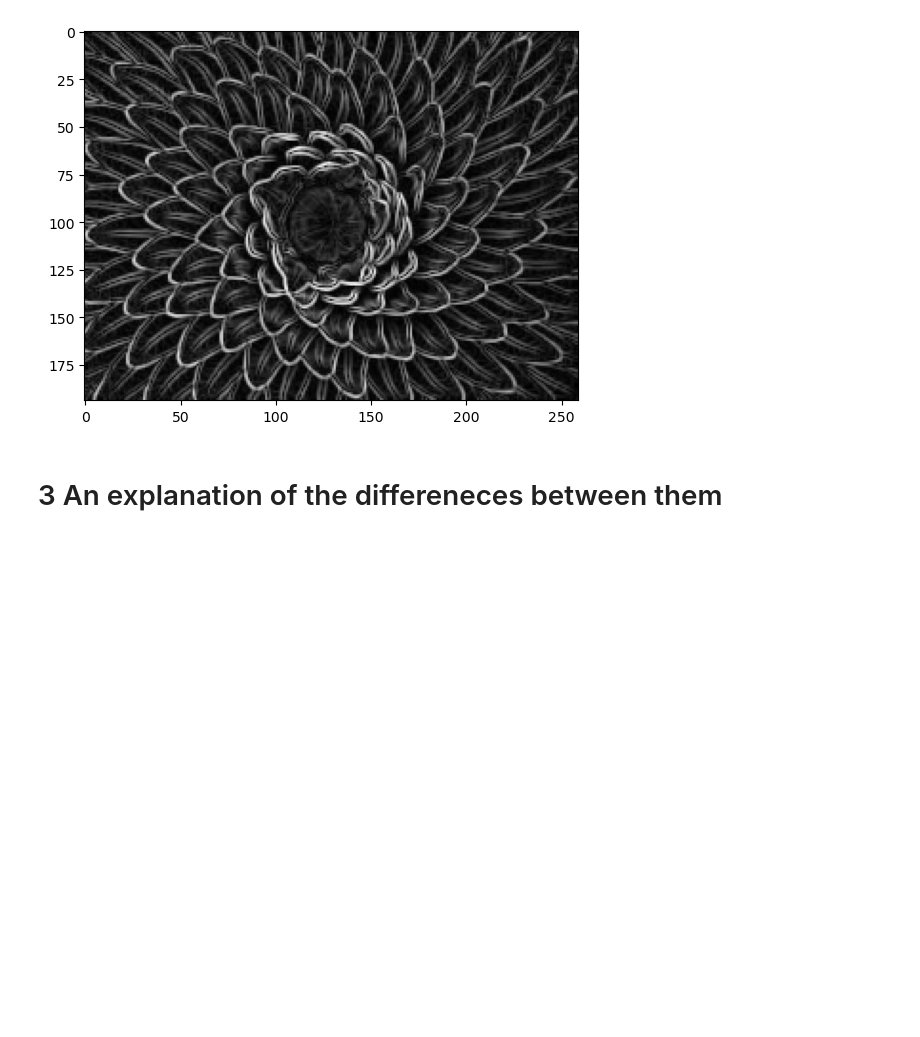
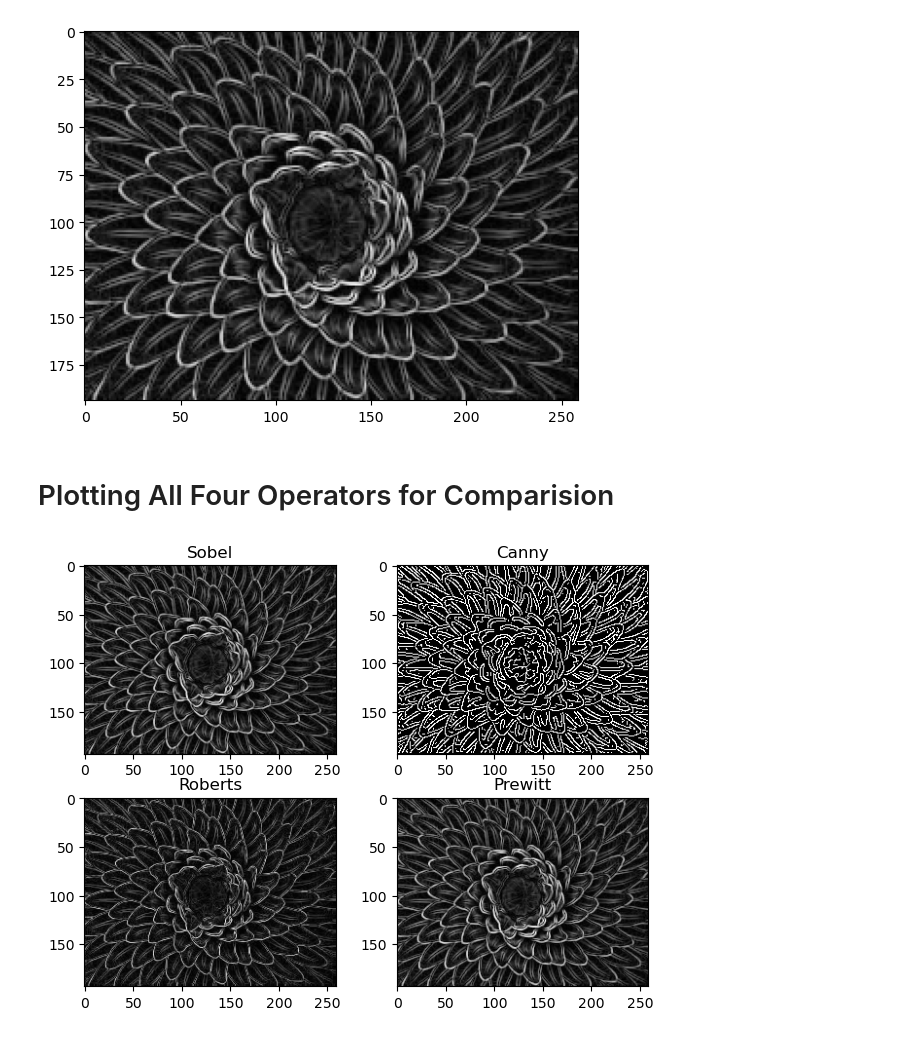
Before and after one commit to BBotzer/AI879, a Jupyter notebook: Week10/Botzer_AI879_HW_Q1_Week10.ipynb, the cells around one changed output. Drawn from its saved outputs; the diff is of its cells as text; code cells hidden in the pictures; blank space fills up the shorter version.

```diff
--- a/Week10/Botzer_AI879_HW_Q1_Week10.ipynb
+++ b/Week10/Botzer_AI879_HW_Q1_Week10.ipynb
@@ -73,5 +101,25 @@ nat_gray_prewitt = ski.filters.prewitt(nat_gray)
 plt.imshow(nat_gray_prewitt, cmap='gray');
 # %% [output]
 [figure]
-# %% [markdown]
-# 3 An explanation of the differeneces between them
+# %% [markdown]
+# Plotting All Four Operators for Comparision
+# %%
+# Plot all four images
+
+
+fig, ax = plt.subplots(2,2)
+plt.tight_layout()
+
+ax[0,0].imshow(nat_gray_sobel, cmap='gray')
+ax[0,0].set_title('Sobel')
+
+ax[0,1].imshow(nat_gray_canny, cmap='gray')
+ax[0,1].set_title('Canny')
+
+ax[1,0].imshow(nat_gray_roberts, cmap='gray')
+ax[1,0].set_title('Roberts')
+
+ax[1,1].imshow(nat_gray_prewitt, cmap='gray')
+ax[1,1].set_title('Prewitt');
+# %% [output]
+[figure, added]
```
Also changed, not shown: parts of 11 cells of this notebook, 1 other file.
